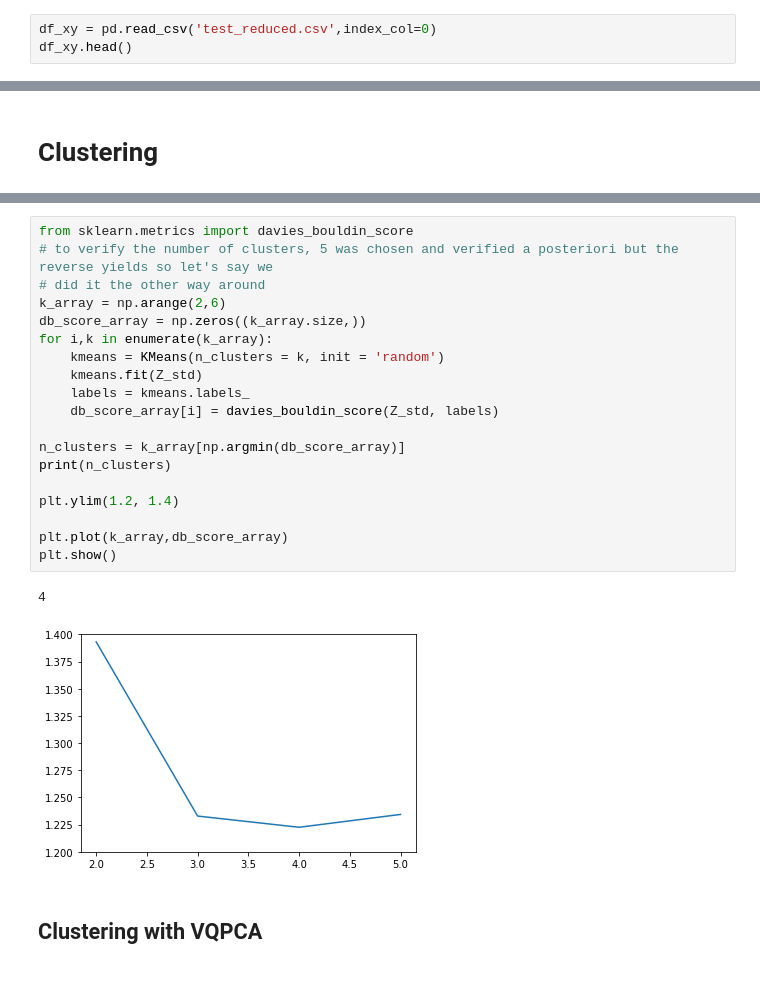
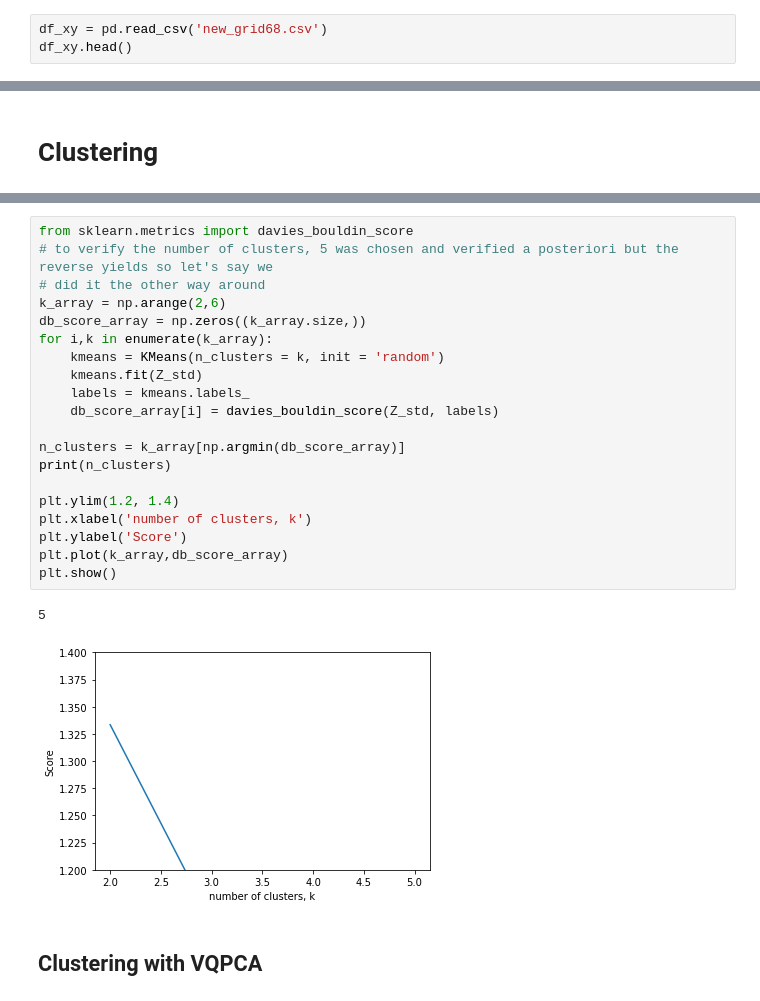
Before and after one commit to alesspiscopo/Data-Driven-MILD, a Jupyter notebook: Benzene.ipynb, the cells around one changed output, grey strips where cells are left out. Drawn from its saved outputs; the diff is of its cells as text.

```diff
--- a/Benzene.ipynb
+++ b/Benzene.ipynb
@@ -167,7 +167,7 @@ Text(0, 0.5, 'Temperature [K]')
 # %% [markdown]
 ### Scaling
 # %%
-df_xy = pd.read_csv('test_reduced.csv',index_col=0)
+df_xy = pd.read_csv('new_grid68.csv')
 df_xy.head()
 # %% [output]
 |  | Benzene | eq_ratio | X | Y | Temperature |
@@ -325,25 +325,26 @@ plt.show()
 # %%
 from sklearn.metrics import davies_bouldin_score
 # to verify the number of clusters, 5 was chosen and verified a posteriori but the reverse yields so let's say we
 # did it the other way around
 k_array = np.arange(2,6)
 db_score_array = np.zeros((k_array.size,))
 for i,k in enumerate(k_array):
     kmeans = KMeans(n_clusters = k, init = 'random')
     kmeans.fit(Z_std)
     labels = kmeans.labels_
     db_score_array[i] = davies_bouldin_score(Z_std, labels)
 
 n_clusters = k_array[np.argmin(db_score_array)]
 print(n_clusters)
 
 plt.ylim(1.2, 1.4)
-
+plt.xlabel('number of clusters, k')
+plt.ylabel('Score')
 plt.plot(k_array,db_score_array)
 plt.show()
 # %% [output]
-4
+5
-[figure, old version]
+[figure, new version]
 # %% [markdown]
 ## Clustering with VQPCA
 # %% [markdown]
```
Also changed, not shown: parts of 33 cells of this notebook.
